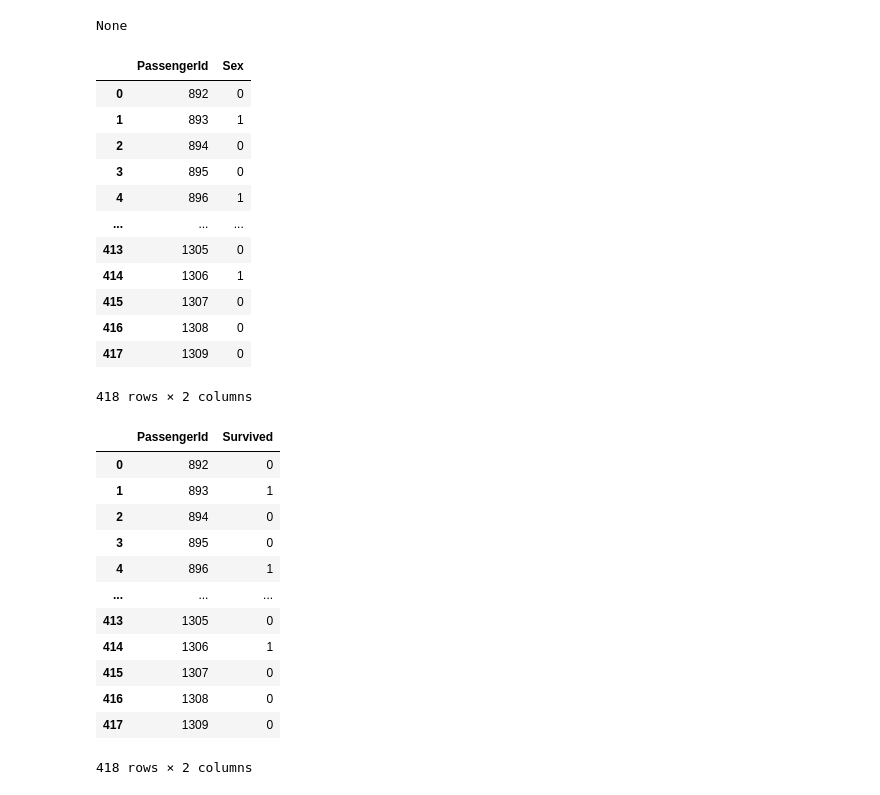
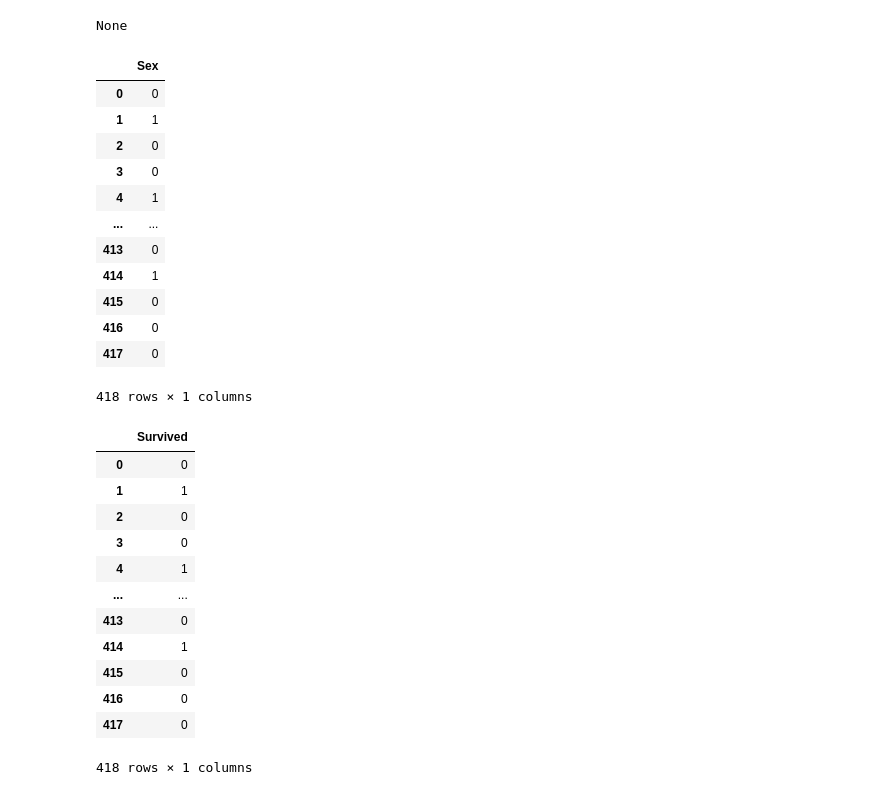
Before and after one commit to PashaBarahimi/Artificial-Intelligence-Projects, a Jupyter notebook: CA0/AI-CA0-810199385.ipynb, the cells around one changed output. Saved outputs shown, nothing was run; the diff lists cells and outputs as text; code cells hidden in the pictures.

Commit message:
Remove PassengerId from output file

```diff
--- a/CA0/AI-CA0-810199385.ipynb
+++ b/CA0/AI-CA0-810199385.ipynb
@@ -515,51 +515,51 @@ memory usage: 36.0+ KB
 None
 # %%
 cleanedTest = test.copy()
+cleanedTest.drop('PassengerId', axis=1, inplace=True)
 cleanedTest.drop('Pclass', axis=1, inplace=True)
 cleanedTest.drop('Name', axis=1, inplace=True)
 cleanedTest.drop('Age', axis=1, inplace=True)
 cleanedTest.drop('SibSp', axis=1, inplace=True)
 cleanedTest.drop('Parch', axis=1, inplace=True)
 cleanedTest.drop('Ticket', axis=1, inplace=True)
 cleanedTest.drop('Fare', axis=1, inplace=True)
 cleanedTest.drop('Cabin', axis=1, inplace=True)
 cleanedTest.drop('Embarked', axis=1, inplace=True)
 cleanedTest['Sex'].replace(sex, inplace=True)
 display(cleanedTest)
 # %% [output]
-|  | PassengerId | Sex |
-| 0 | 892 | 0 |
-| 1 | 893 | 1 |
-| 2 | 894 | 0 |
-| 3 | 895 | 0 |
-| 4 | 896 | 1 |
-| ... | ... | ... |
-| 413 | 1305 | 0 |
-| 414 | 1306 | 1 |
-| 415 | 1307 | 0 |
-| 416 | 1308 | 0 |
-| 417 | 1309 | 0 |
+|  | Sex |
+| 0 | 0 |
+| 1 | 1 |
+| 2 | 0 |
+| 3 | 0 |
+| 4 | 1 |
+| ... | ... |
+| 413 | 0 |
+| 414 | 1 |
+| 415 | 0 |
+| 416 | 0 |
+| 417 | 0 |
-418 rows × 2 columns
+418 rows × 1 columns
 # %%
 mean, std = getMeanAndStd(cleaned['Sex'])
 normalizedTest = (cleanedTest['Sex'] - mean) / std
 result = pd.DataFrame()
-result['PassengerId'] = test['PassengerId']
 result['Survived'] = normalizedTest.apply(lambda x: willSurvive(x, collisionPoints['Sex'], 0))
 display(result)
 # %% [output]
-|  | PassengerId | Survived |
-| 0 | 892 | 0 |
-| 1 | 893 | 1 |
-| 2 | 894 | 0 |
-| 3 | 895 | 0 |
-| 4 | 896 | 1 |
-| ... | ... | ... |
-| 413 | 1305 | 0 |
-| 414 | 1306 | 1 |
-| 415 | 1307 | 0 |
-| 416 | 1308 | 0 |
-| 417 | 1309 | 0 |
+|  | Survived |
+| 0 | 0 |
+| 1 | 1 |
+| 2 | 0 |
+| 3 | 0 |
+| 4 | 1 |
+| ... | ... |
+| 413 | 0 |
+| 414 | 1 |
+| 415 | 0 |
+| 416 | 0 |
+| 417 | 0 |
-418 rows × 2 columns
+418 rows × 1 columns
 # %%
 result.to_csv('result.csv')
```
Also changed, not shown: parts of 1 cell of this notebook, 1 other file.
